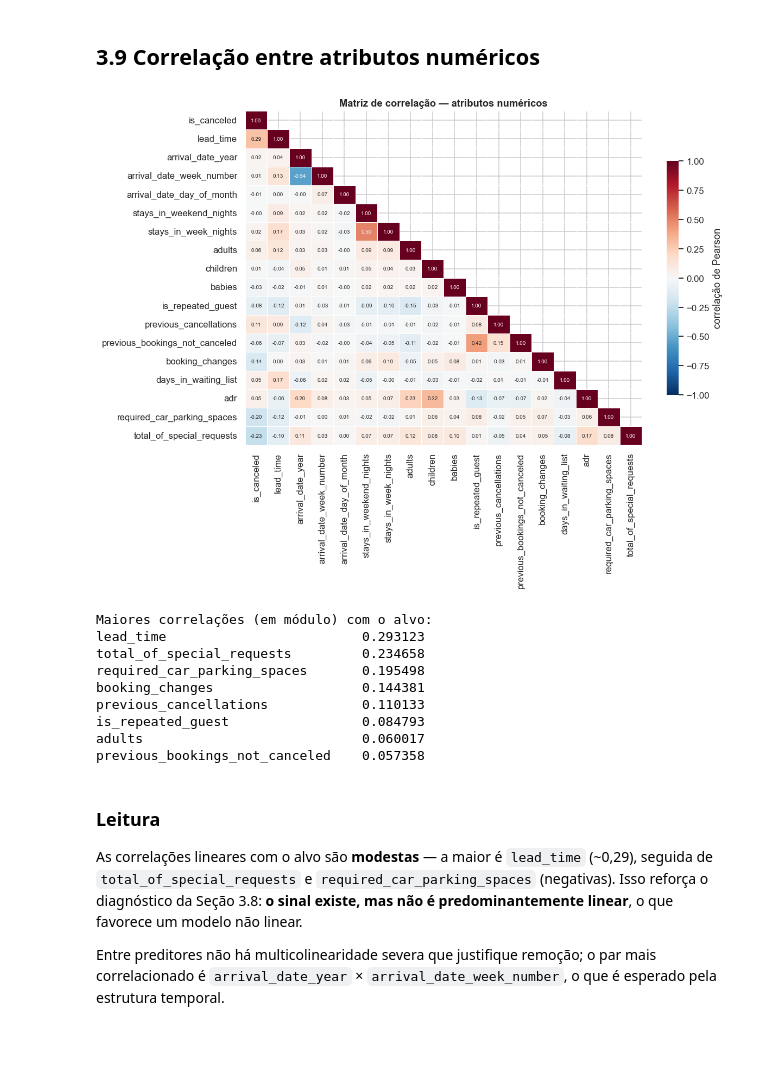
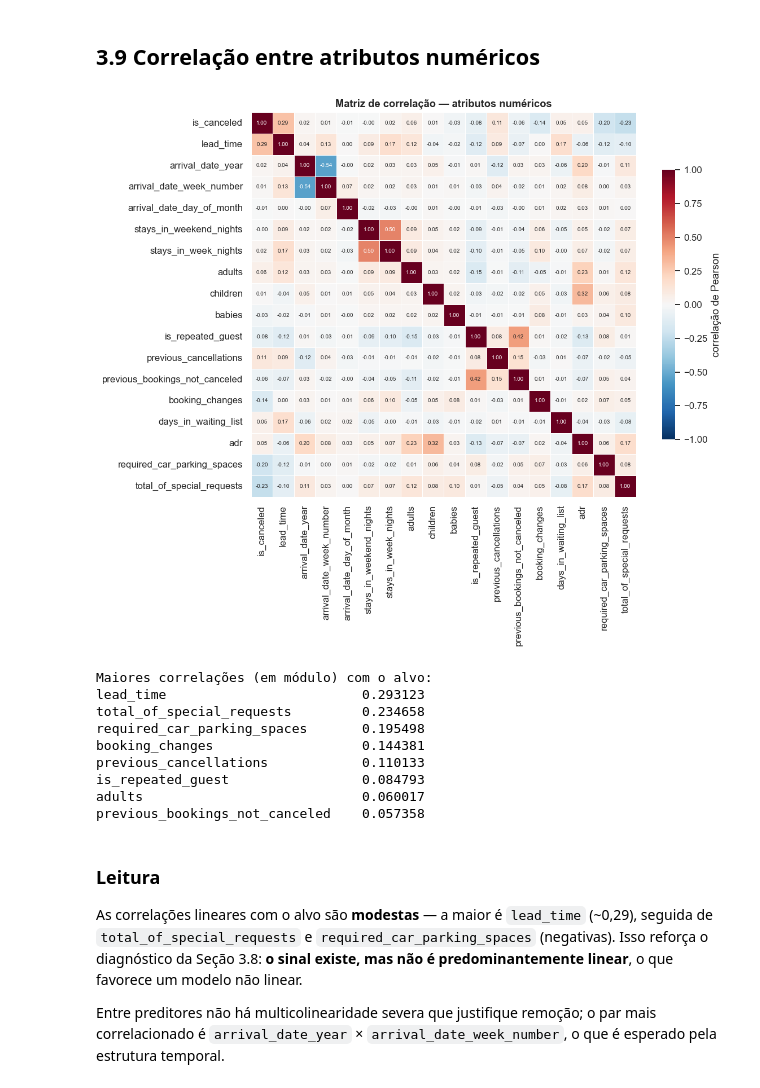
Before and after one commit to noamcoelho/Mega_Projeto_Poly, a Jupyter notebook: 01_MLP_hotel_booking.ipynb, the cells around one changed output. Saved outputs shown, nothing was run; the diff lists cells and outputs as text; code cells hidden in the pictures; blank space fills up the shorter version.

```diff
--- a/01_MLP_hotel_booking.ipynb
+++ b/01_MLP_hotel_booking.ipynb
@@ -591,19 +602,19 @@ de uma MLP em vez de uma regressão logística.
 # %%
 num_corr = df_mod.select_dtypes(include=[np.number]).copy()
 corr = num_corr.corr(numeric_only=True)
 
-fig, ax = plt.subplots(figsize=(11, 8.5))
-mask = np.triu(np.ones_like(corr, dtype=bool), k=1)
-sns.heatmap(corr, mask=mask, cmap="RdBu_r", center=0, vmin=-1, vmax=1,
+fig, ax = plt.subplots(figsize=(11, 9))
+sns.heatmap(corr, cmap="RdBu_r", center=0, vmin=-1, vmax=1,
             annot=True, fmt=".2f", annot_kws={"size": 6.5},
-            linewidths=0.4, cbar_kws={"shrink": 0.7, "label": "correlação de Pearson"}, ax=ax)
+            square=True, linewidths=0.4,
+            cbar_kws={"shrink": 0.7, "label": "correlação de Pearson"}, ax=ax)
 ax.set_title("Matriz de correlação — atributos numéricos")
 plt.tight_layout(); plt.show()
 
 print("Maiores correlações (em módulo) com o alvo:")
 print(corr["is_canceled"].drop("is_canceled").abs().sort_values(ascending=False).head(8).to_string())
 # %% [output]
-[figure, old version]
+[figure, new version]
 Maiores correlações (em módulo) com o alvo:
 lead_time                         0.293123
 total_of_special_requests         0.234658
```
Also changed, not shown: parts of 18 cells of this notebook.
